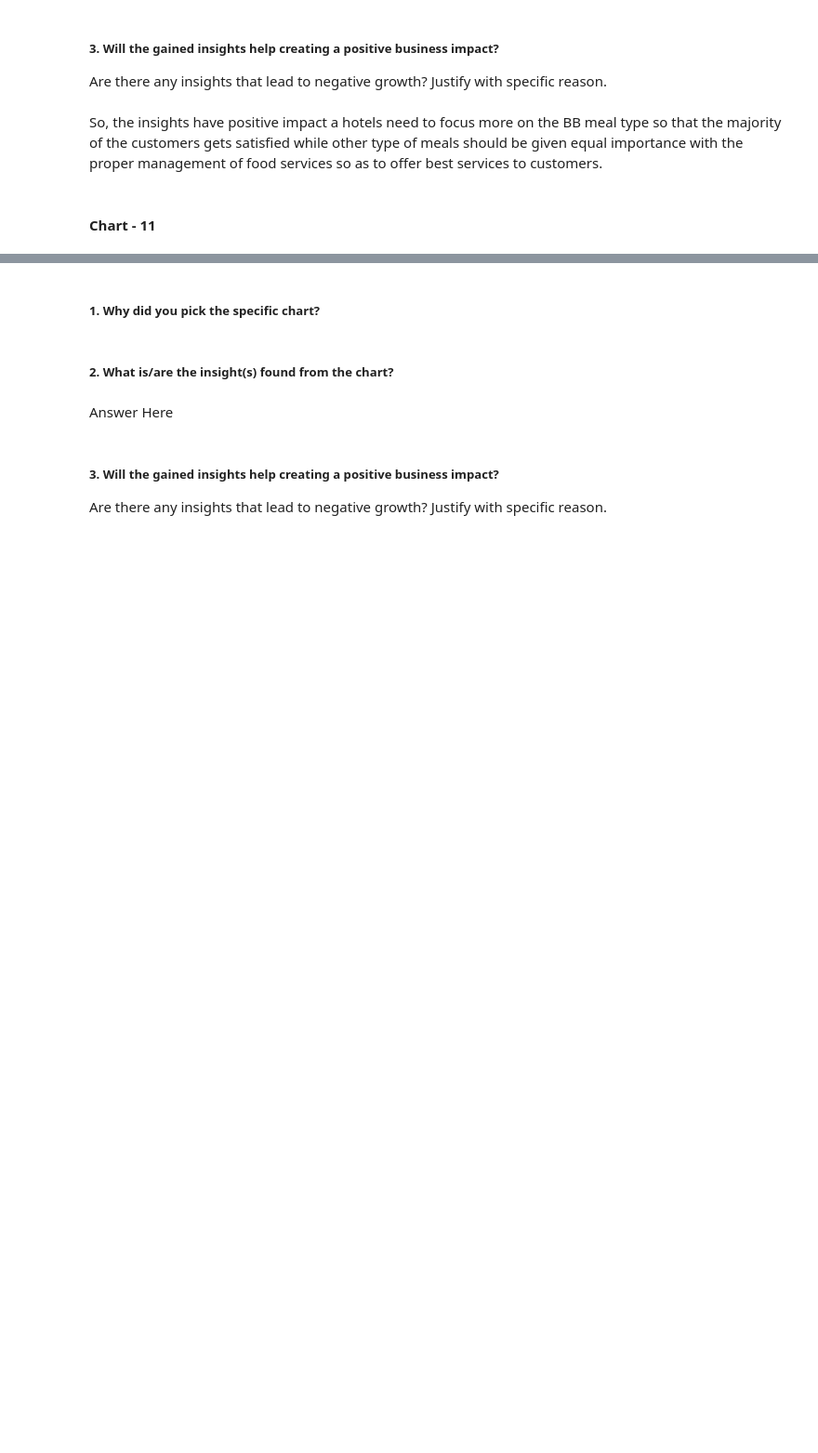
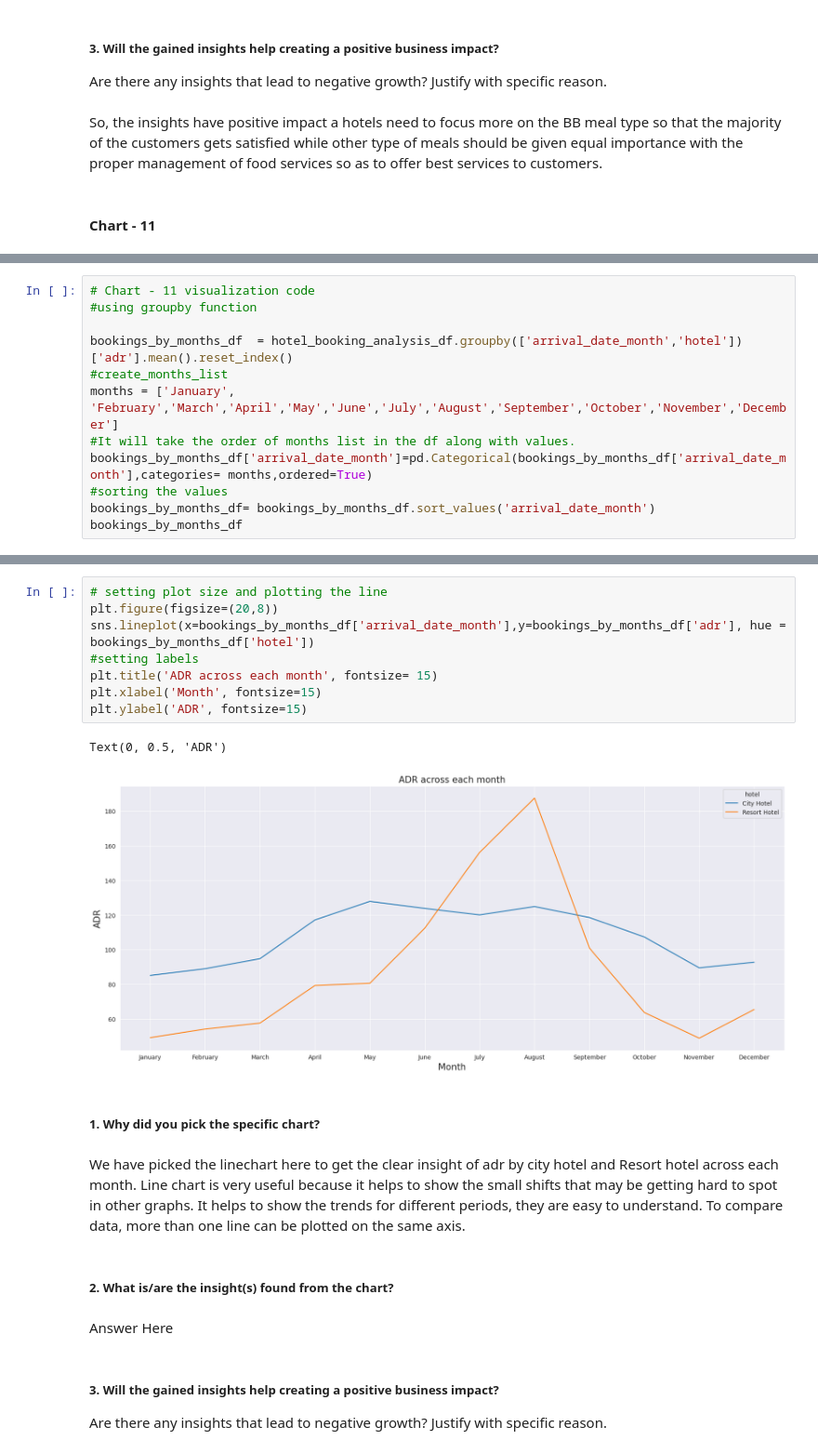
Before and after one commit to lovbundela240/EDA---Hotel-Booking-Analysis_ipynb, a Jupyter notebook: EDA_Hotel_Booking_Analysis.ipynb, the cells around one changed output, grey strips where cells are left out. Shown at 93% size. Saved outputs shown, nothing was run; the diff lists cells and outputs as text; blank space fills up the shorter version.

```diff
--- a/EDA_Hotel_Booking_Analysis.ipynb
+++ b/EDA_Hotel_Booking_Analysis.ipynb
@@ -967,0 +940,12 @@ Name: is_canceled, dtype: int64
+# %%
+# Chart - 11 visualization code
+#using groupby function
+
+bookings_by_months_df  = hotel_booking_analysis_df.groupby(['arrival_date_month','hotel'])['adr'].mean().reset_index()
+#create_months_list
+months = ['January', 'February','March','April','May','June','July','August','September','October','November','December']
+#It will take the order of months list in the df along with values.
+bookings_by_months_df['arrival_date_month']=pd.Categorical(bookings_by_months_df['arrival_date_month'],categories= months,ordered=True)
+#sorting the values
+bookings_by_months_df= bookings_by_months_df.sort_values('arrival_date_month')
+bookings_by_months_df
@@ -968,5 +970,18 @@ Name: is_canceled, dtype: int64
+# %%
+# setting plot size and plotting the line
+plt.figure(figsize=(20,8))
+sns.lineplot(x=bookings_by_months_df['arrival_date_month'],y=bookings_by_months_df['adr'], hue = bookings_by_months_df['hotel'])
+#setting labels
+plt.title('ADR across each month', fontsize= 15)
+plt.xlabel('Month', fontsize=15)
+plt.ylabel('ADR', fontsize=15)
+# %% [output]
+Text(0, 0.5, 'ADR')
+[figure, added]
 # %% [markdown]
 ##### 1. Why did you pick the specific chart?
+# %% [markdown]
+We have picked the linechart here to get the clear insight of adr by city hotel and Resort hotel across each month. Line chart is very useful because it helps to show the small shifts that may be getting hard to spot in other graphs. It helps to show the trends for different periods, they are easy to understand. To compare data, more than one line can be plotted on the same axis.
 # %% [markdown]
 ##### 2. What is/are the insight(s) found from the chart?
 # %% [markdown]
```
Also changed, not shown: parts of 4 cells of this notebook.
